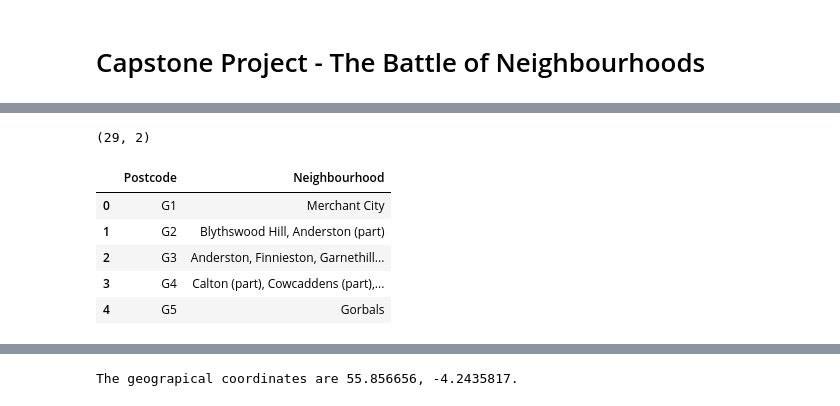
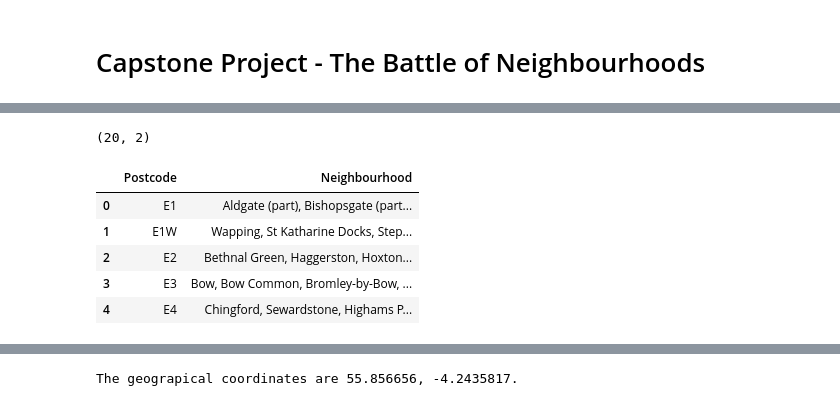
Before and after one commit to WOuOK-93/IBM-DataScience-Capstone, a Jupyter notebook: BattleofNeighboursFinal.ipynb, the cells around one changed output, grey strips where cells are left out. Cells and saved outputs as stored; diff of their text form; code cells hidden in the pictures.

```diff
--- a/BattleofNeighboursFinal.ipynb
+++ b/BattleofNeighboursFinal.ipynb
@@ -67,7 +57,7 @@ print('import complete')
 # %%
 #Obtain a list of neighbourhood names and associated postcodes from https://en.wikipedia.org/wiki/G_postcode_area
 
-url = 'https://en.wikipedia.org/wiki/G_postcode_area'          # define the URL
+url = 'https://en.wikipedia.org/wiki/E_postcode_area'          # define the URL
 raw_wiki = requests.get(url).text          #retrieve the raw wikipedia page and convert to text
 soup = bs(raw_wiki, 'lxml')          #feed into beautifulsoup
 
@@ -77,40 +67,36 @@ table = soup.find('table', class_='wikitable sortable')          #there is only
 table_body = table.find('tbody')          # find the start of the table
 rows = table_body.find_all('tr')          # find the number of rows in the table
 for row in rows:          # for each row
     cols = row.find_all('th')
     cols = [ele.text.strip() for ele in cols]          # strip the details from th cells in the row
     cols1 = row.find_all('td')
     cols1 = [ele.text.strip() for ele in cols1]          # strip the deatils from td cells in the row
     cols2 = cols + cols1          # merge into a single entry
     cells.append(cols2)          # add them to the list and get rid of empty values
 data = pd.DataFrame(cells, columns=['Postcode', 'Post Town', 'Neighborhood', 'Authority'])          # convert the list to a dataframe
 data = data.drop([0]).reset_index(drop=True)          # drop the unrequired first row (due to th was just col headers again)
 data = data.drop(['Post Town', 'Authority'], axis=1)          # drop the unrequired columns
 data = data[~data['Neighborhood'].str.contains('Non-geographic')].reset_index(drop=True)          # drop any row where Neighbourhood starts with 'Non-geographic'
 
 # clean up the Neighbourhood cells so it is just the names (remove 'Former XX district: ')
 data['Indexes']= data['Neighborhood'].str.find(': ', 1)          # find the location of ':' in cell (if present)
 temp = []          # temp var to hold the sliced cell entries
 for i in range(0, len(data)):          # check each row
     if data.iloc[i]['Indexes'] != -1:          # only slice if there was a ':'
         start = data.iloc[i]['Indexes'] + 2
         temp.append(data.iloc[i]['Neighborhood'][start:])
     else:
         temp.append(data.iloc[i]['Neighborhood'])
 data['Neighbourhood'] = temp          # add to new column in dataframe
 data = data.drop(['Neighborhood', 'Indexes'], axis=1)          # remove the un-necessary columns
 
-# remove rows for outlying neighbourhoods
-remove = ['G60', 'G61', 'G62', 'G63', 'G64', 'G65', 'G66', 'G67', 'G68', 'G69', 'G71', 'G72', 'G74', 'G75', 'G76', 'G77', 'G78', 'G81', 'G82', 'G83', 'G84']
-data = data[~data['Postcode'].isin(remove)].reset_index(drop=True)
 print(data.shape)
 data.head()
-#data
 # %% [output]
-(29, 2)
+(20, 2)
 |  | Postcode | Neighbourhood |
-| 0 | G1 | Merchant City |
-| 1 | G2 | Blythswood Hill, Anderston (part) |
-| 2 | G3 | Anderston, Finnieston, Garnethill... |
-| 3 | G4 | Calton (part), Cowcaddens (part),... |
-| 4 | G5 | Gorbals |
+| 0 | E1 | Aldgate (part), Bishopsgate (part... |
+| 1 | E1W | Wapping, St Katharine Docks, Step... |
+| 2 | E2 | Bethnal Green, Haggerston, Hoxton... |
+| 3 | E3 | Bow, Bow Common, Bromley-by-Bow, ... |
+| 4 | E4 | Chingford, Sewardstone, Highams P... |
```
Also changed, not shown: parts of 7 cells of this notebook.
